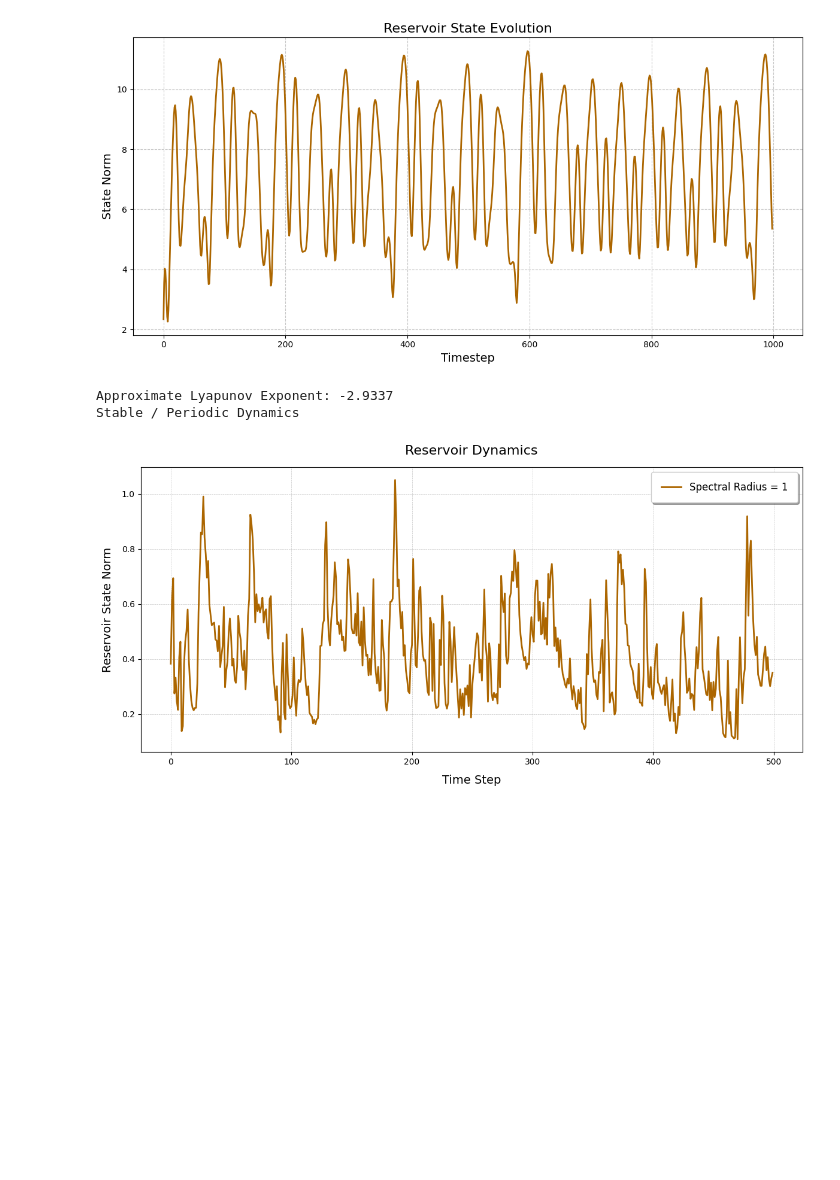
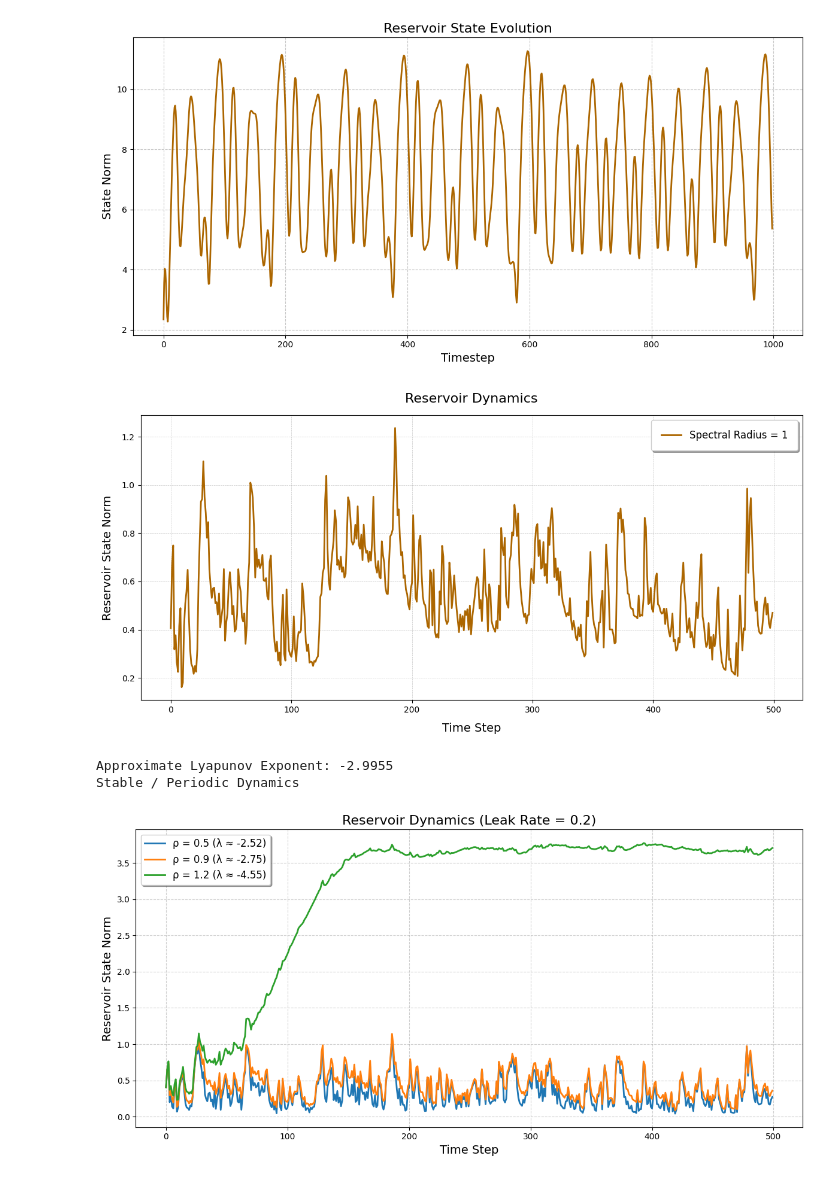
Before and after one commit to jaychotaliya987/Reservoir_Pytorch, a Jupyter notebook: ReservoirGrid/Examples/learning.ipynb, the cells around one changed output. Drawn from its saved outputs; the diff is of its cells as text; code cells hidden in the pictures; blank space fills up the shorter version.

```diff
--- a/ReservoirGrid/Examples/learning.ipynb
+++ b/ReservoirGrid/Examples/learning.ipynb
@@ -102,9 +107,11 @@ plt.savefig("evolution.png",dpi= 600)
 # %% [output]
 [figure]
 # %%
-from HelperScripts.Dynamics import test_esn
-test_esn(spectral_radius=1)
+from HelperScripts.Testers import Test_lyapunov,Test_Spectral_radii
+Test_lyapunov(spectral_radius=1)
+Test_Spectral_radii()
 # %% [output]
+[figure, new version]
-Approximate Lyapunov Exponent: -2.9337
+Approximate Lyapunov Exponent: -2.9955
 Stable / Periodic Dynamics
-[figure, old version]
+[figure, added]
```
Also changed, not shown: parts of 5 cells of this notebook, 13 other files.
